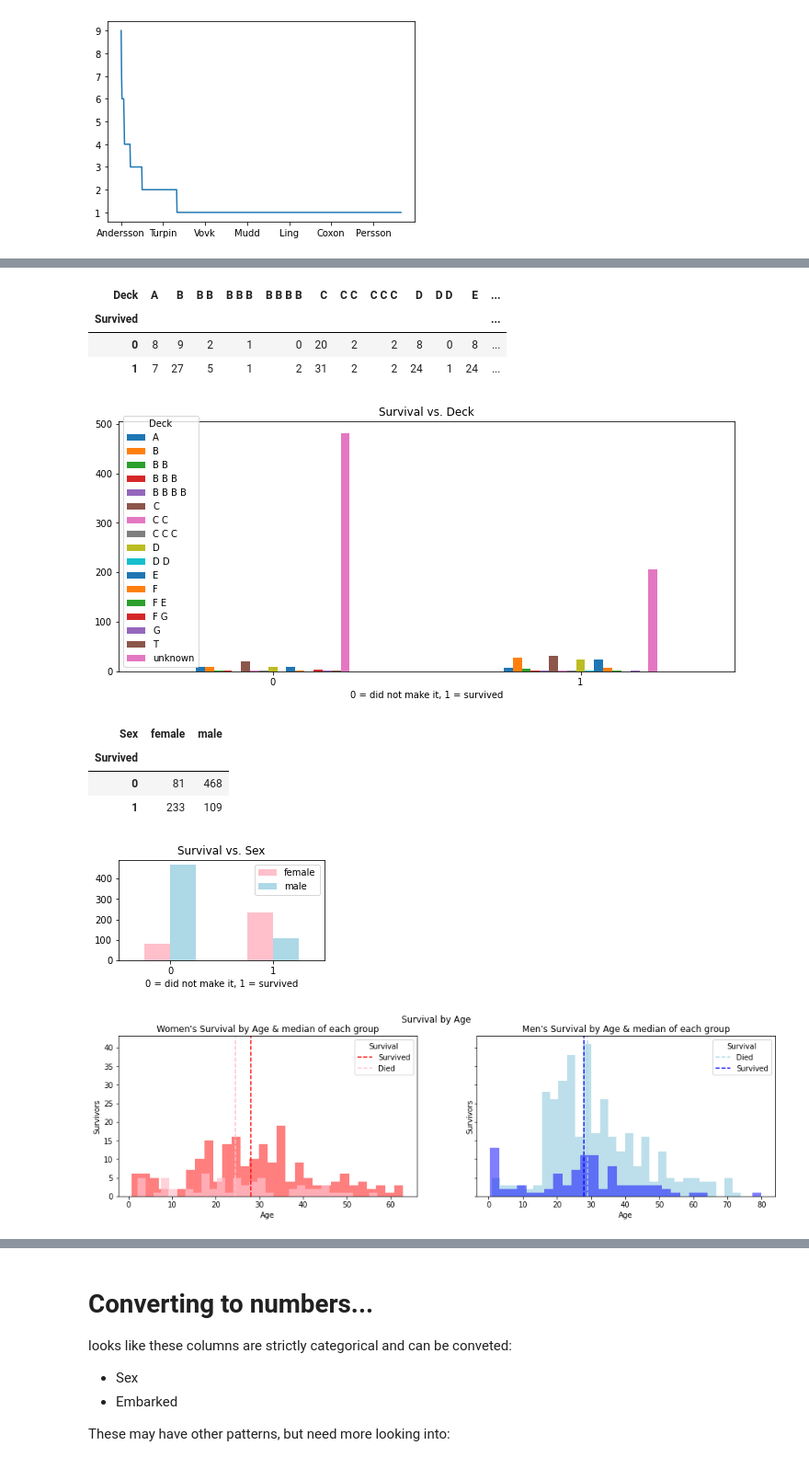
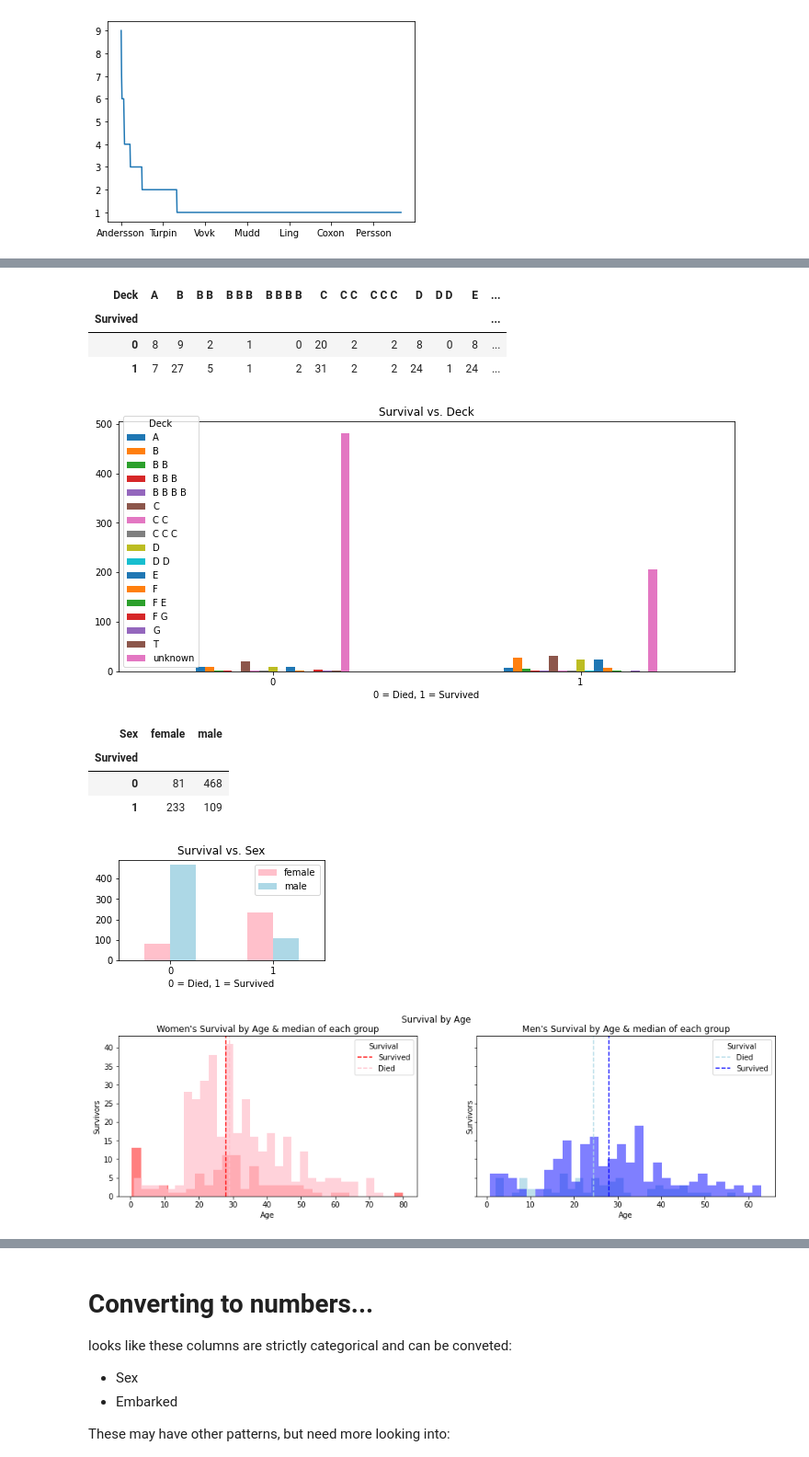
Before and after one commit to dray-the-sea/kaggle-titanic, a Jupyter notebook: notebooks/data-exploration.ipynb, the cells around one changed output, grey strips where cells are left out. Shown at 92% size. Saved outputs shown, nothing was run; the diff lists cells and outputs as text; code cells hidden in the pictures.

```diff
--- a/notebooks/data-exploration.ipynb
+++ b/notebooks/data-exploration.ipynb
@@ -130,7 +135,7 @@ plt.xticks(rotation=0);
 pd.crosstab(df.Survived, df.Deck).plot(kind="bar", figsize=(12,5))
 
 plt.title("Survival vs. Deck")
-plt.xlabel("0 = did not make it, 1 = survived")
+plt.xlabel("0 = Died, 1 = Survived")
 plt.xticks(rotation=0);
 
 pd.crosstab(df.Survived, df.Deck)
@@ -139,13 +144,13 @@ pd.crosstab(df.Survived, df.Deck)
 | Survived |  |  |  |  |  |  |  |  |  |  |  | ... |
 | 0 | 8 | 9 | 2 | 1 | 0 | 20 | 2 | 2 | 8 | 0 | 8 | ... |
 | 1 | 7 | 27 | 5 | 1 | 2 | 31 | 2 | 2 | 24 | 1 | 24 | ... |
-[figure, old version]
+[figure, new version]
 # %%
 # Passenger sex vs. survival
 pd.crosstab(df.Survived, df.Sex).plot(kind="bar", color=["pink", "lightblue"], figsize=(4,2))
 
 plt.title("Survival vs. Sex")
-plt.xlabel("0 = did not make it, 1 = survived")
+plt.xlabel("0 = Died, 1 = Survived")
 plt.legend(["female", "male"])
 plt.xticks(rotation=0);
 
@@ -156,39 +161,39 @@ pd.crosstab(df.Survived, df.Sex)
 | Survived |  |  |
 | 0 | 81 | 468 |
 | 1 | 233 | 109 |
-[figure, old version]
+[figure, new version]
 # %%
 # Age  vs survival
 
 fig, ax = plt.subplots(figsize=(16,4), ncols=2, nrows=1, sharey=True)
 
-women = df[df.Sex == 1]
-men = df[df.Sex == 2]
+women = df[df.Sex == "male"]
+men = df[df.Sex == "female"]
 
 fig.suptitle("Survival by Age")
 
 
 ax[0].hist(women.Age[women.Survived==1], bins=30, alpha=.5, color="red")
 ax[0].hist(women.Age[women.Survived==0], bins=30, alpha=.7, color="pink")
 ax[0].axvline(women.Age[women.Survived==1].median(), linestyle="--", c="red")
 ax[0].axvline(women.Age[women.Survived==0].median(), linestyle="--", c="pink")
 
 ax[0].set(title="Women's Survival by Age & median of each group",
       xlabel="Age",
       ylabel="Survivors")
 
 ax[0].legend(["Survived", "Died"], title="Survival");
 
 ax[1].hist(men.Age[men.Survived==0], bins=30, alpha=.8, color="lightblue")
 ax[1].hist(men.Age[men.Survived==1], bins=30, alpha=.5, color="blue")
 ax[1].axvline(men.Age[men.Survived==0].median(), linestyle="--", c="lightblue")
 ax[1].axvline(men.Age[men.Survived==1].median(), linestyle="--", c="blue")
 
 ax[1].set(title="Men's Survival by Age & median of each group",
       xlabel="Age",
       ylabel="Survivors")
 
 # add a legend
 ax[1].legend(["Died", "Survived"], title="Survival");
 # %% [output]
-[figure, old version]
+[figure, new version]
```
Also changed, not shown: parts of 12 cells of this notebook, 2 other files.
